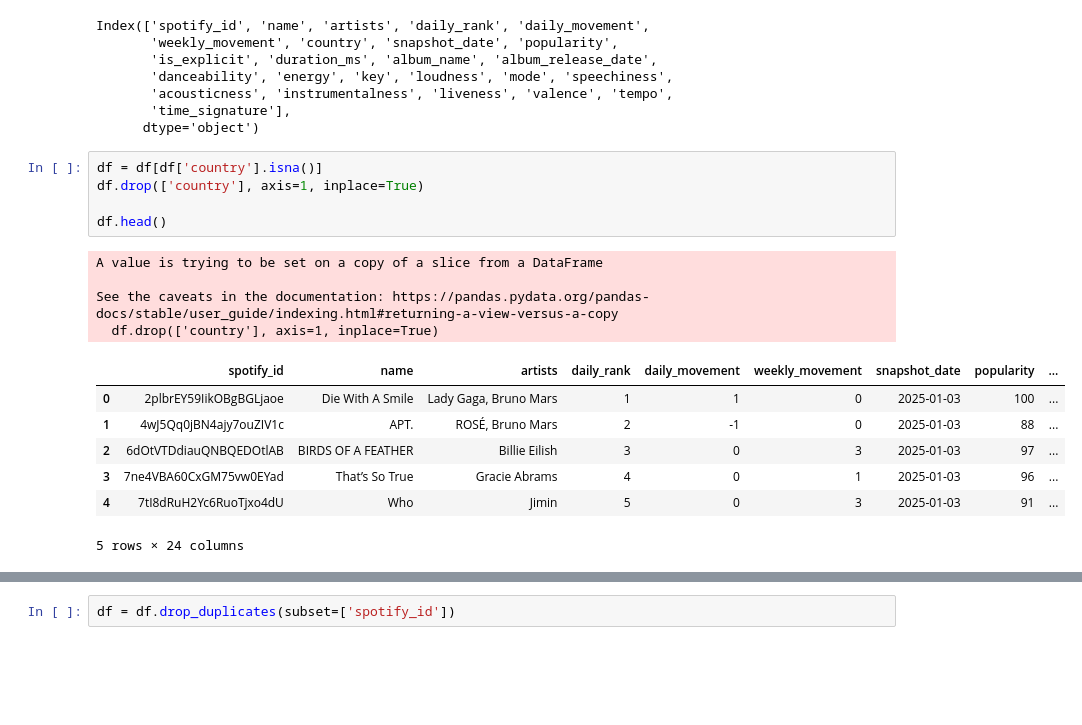
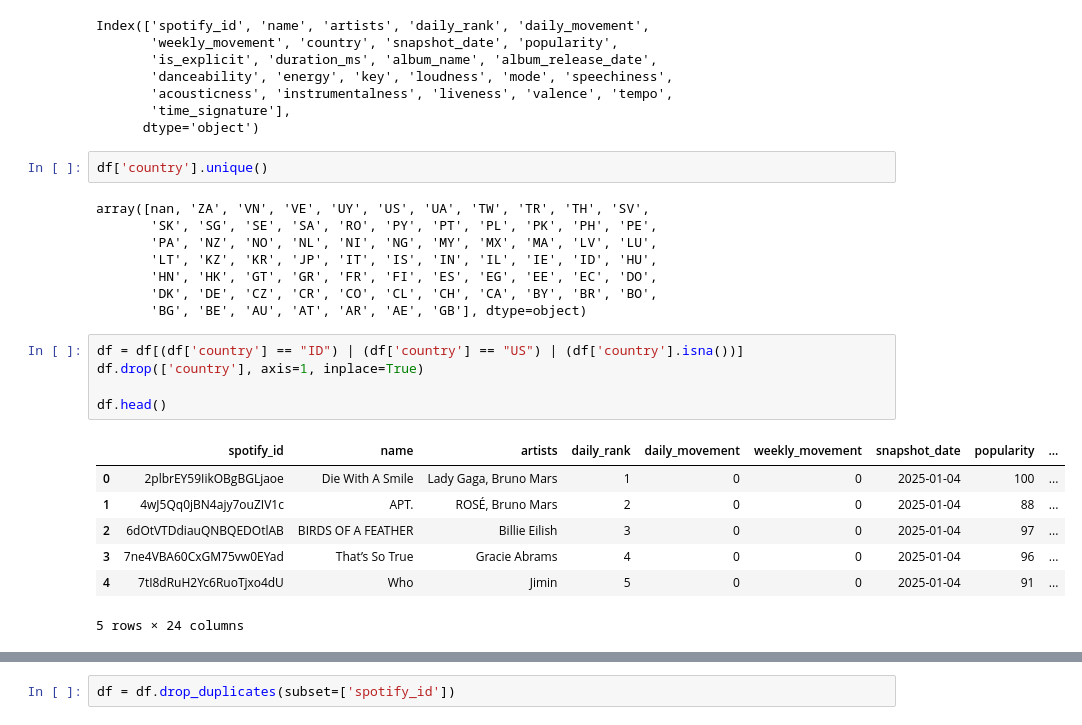
Before and after one commit to nrkahfirhmd/harmonify, a Jupyter notebook: model/training.ipynb, the cells around one changed output, grey strips where cells are left out. Saved outputs shown, nothing was run; the diff lists cells and outputs as text; blank space fills up the shorter version.

```diff
--- a/model/training.ipynb
+++ b/model/training.ipynb
@@ -39,23 +41,29 @@ Index(['spotify_id', 'name', 'artists', 'daily_rank', 'daily_movement',
        'acousticness', 'instrumentalness', 'liveness', 'valence', 'tempo',
        'time_signature'],
       dtype='object')
+# %%
+df['country'].unique()
+# %% [output]
+array([nan, 'ZA', 'VN', 'VE', 'UY', 'US', 'UA', 'TW', 'TR', 'TH', 'SV',
+       'SK', 'SG', 'SE', 'SA', 'RO', 'PY', 'PT', 'PL', 'PK', 'PH', 'PE',
+       'PA', 'NZ', 'NO', 'NL', 'NI', 'NG', 'MY', 'MX', 'MA', 'LV', 'LU',
+       'LT', 'KZ', 'KR', 'JP', 'IT', 'IS', 'IN', 'IL', 'IE', 'ID', 'HU',
+       'HN', 'HK', 'GT', 'GR', 'FR', 'FI', 'ES', 'EG', 'EE', 'EC', 'DO',
+       'DK', 'DE', 'CZ', 'CR', 'CO', 'CL', 'CH', 'CA', 'BY', 'BR', 'BO',
+       'BG', 'BE', 'AU', 'AT', 'AR', 'AE', 'GB'], dtype=object)
 # %%
-df = df[df['country'].isna()]
+df = df[(df['country'] == "ID") | (df['country'] == "US") | (df['country'].isna())]
 df.drop(['country'], axis=1, inplace=True)
 
 df.head()
 # %% [output]
+|  | spotify_id | name | artists | daily_rank | daily_movement | weekly_movement | snapshot_date | popularity | ... |
+| 0 | 2plbrEY59IikOBgBGLjaoe | Die With A Smile | Lady Gaga, Bruno Mars | 1 | 0 | 0 | 2025-01-04 | 100 | ... |
+| 1 | 4wJ5Qq0jBN4ajy7ouZIV1c | APT. | ROSÉ, Bruno Mars | 2 | 0 | 0 | 2025-01-04 | 88 | ... |
+| 2 | 6dOtVTDdiauQNBQEDOtlAB | BIRDS OF A FEATHER | Billie Eilish | 3 | 0 | 0 | 2025-01-04 | 97 | ... |
+| 3 | 7ne4VBA60CxGM75vw0EYad | That’s So True | Gracie Abrams | 4 | 0 | 0 | 2025-01-04 | 96 | ... |
+| 4 | 7tI8dRuH2Yc6RuoTjxo4dU | Who | Jimin | 5 | 0 | 0 | 2025-01-04 | 91 | ... |
-A value is trying to be set on a copy of a slice from a DataFrame
-
-See the caveats in the documentation: https://pandas.pydata.org/pandas-docs/stable/user_guide/indexing.html#returning-a-view-versus-a-copy
-  df.drop(['country'], axis=1, inplace=True)
+5 rows × 24 columns
-|  | spotify_id | name | artists | daily_rank | daily_movement | weekly_movement | snapshot_date | popularity | ... |
-| 0 | 2plbrEY59IikOBgBGLjaoe | Die With A Smile | Lady Gaga, Bruno Mars | 1 | 1 | 0 | 2025-01-03 | 100 | ... |
-| 1 | 4wJ5Qq0jBN4ajy7ouZIV1c | APT. | ROSÉ, Bruno Mars | 2 | -1 | 0 | 2025-01-03 | 88 | ... |
-| 2 | 6dOtVTDdiauQNBQEDOtlAB | BIRDS OF A FEATHER | Billie Eilish | 3 | 0 | 3 | 2025-01-03 | 97 | ... |
-| 3 | 7ne4VBA60CxGM75vw0EYad | That’s So True | Gracie Abrams | 4 | 0 | 1 | 2025-01-03 | 96 | ... |
-| 4 | 7tI8dRuH2Yc6RuoTjxo4dU | Who | Jimin | 5 | 0 | 3 | 2025-01-03 | 91 | ... |
-5 rows × 24 columns
 # %%
 print(df.isna().sum())
 
```
Also changed, not shown: parts of 14 cells of this notebook, 3 other files.
